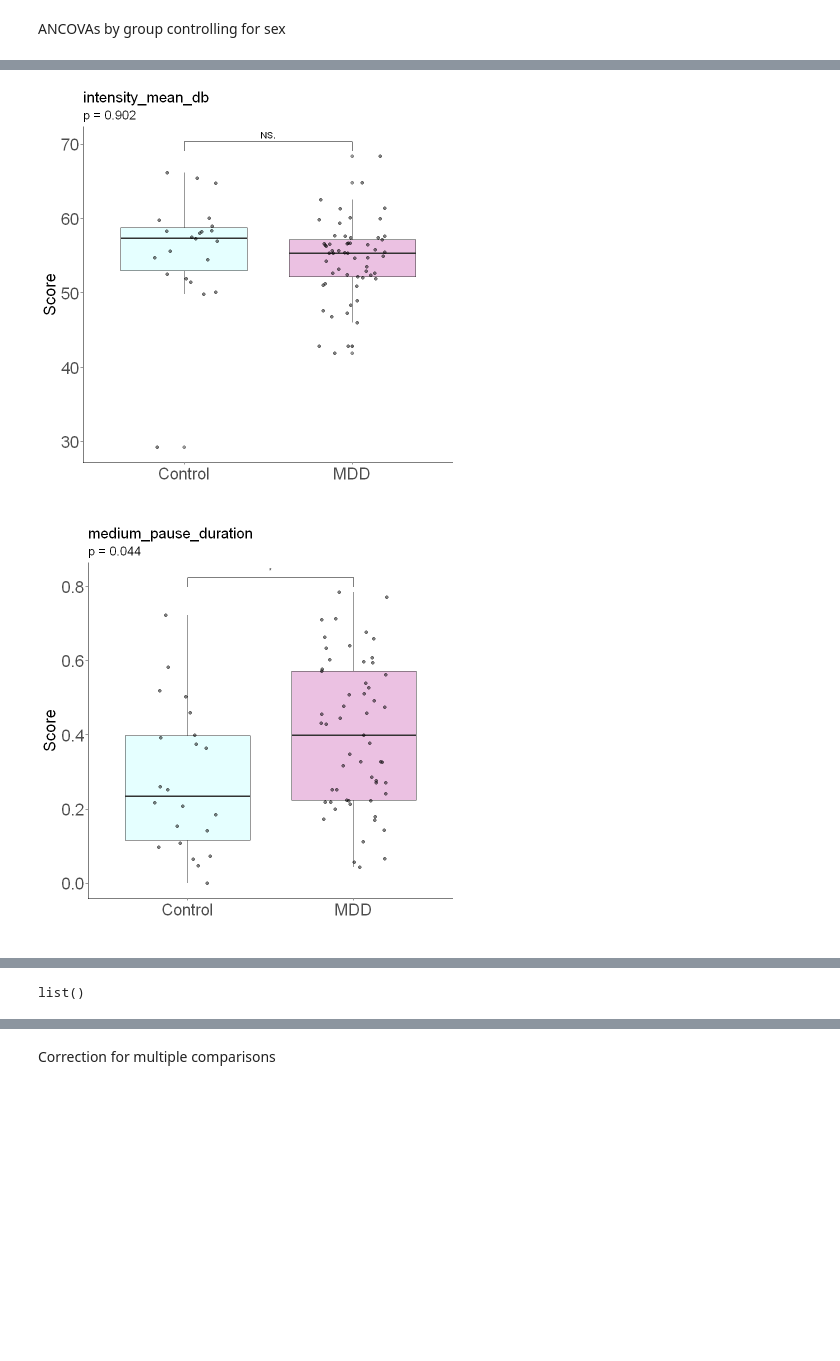
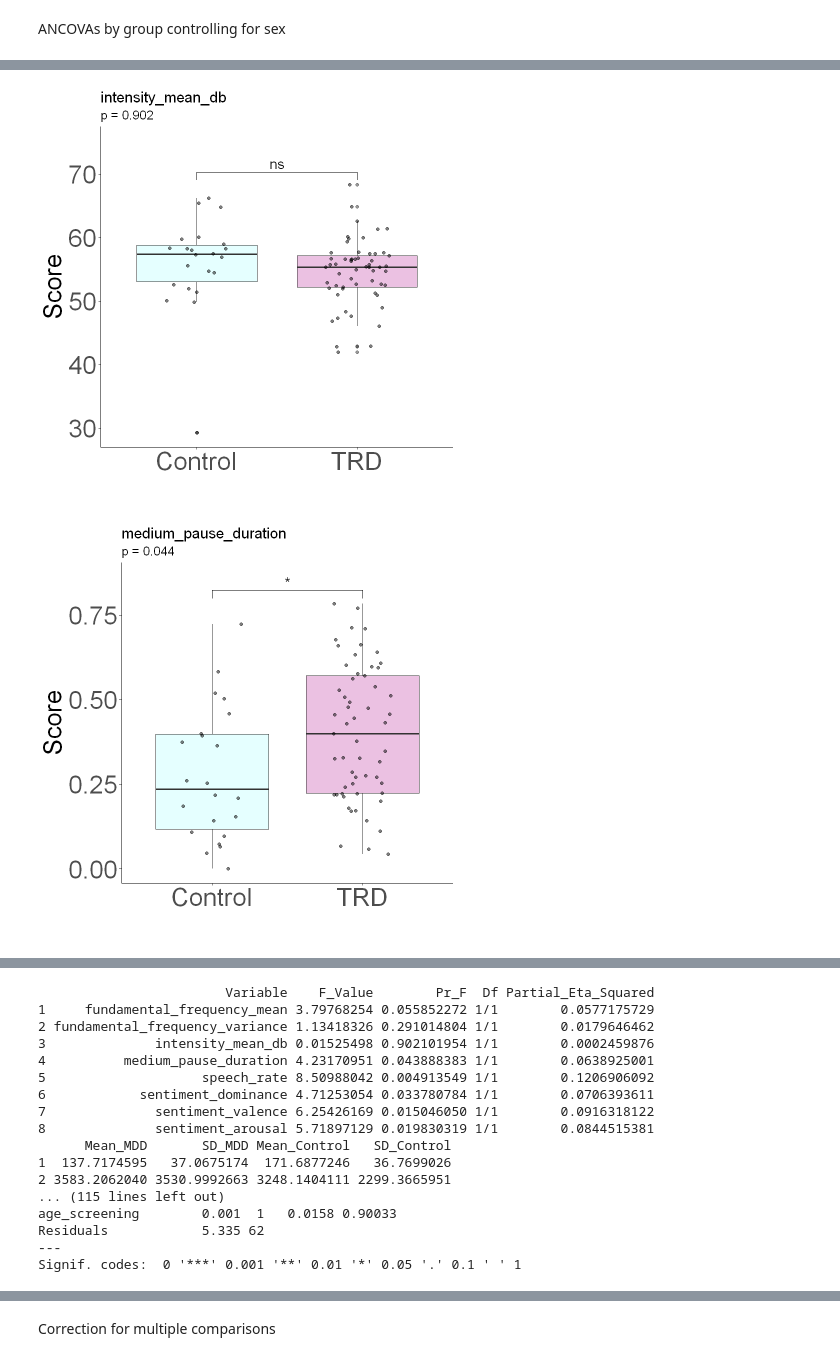
Before and after one commit to micwiseman/Winterlight_GH, a Jupyter notebook: speech_baselin_SOBP.ipynb, the cells around one changed output, grey strips where cells are left out. Cells and saved outputs as stored; diff of their text form; code cells hidden in the pictures; blank space fills up the shorter version.

```diff
--- a/speech_baselin_SOBP.ipynb
+++ b/speech_baselin_SOBP.ipynb
@@ -462,7 +473,6 @@ ANCOVAs by group controlling for sex
 library(ggplot2)
 library(dplyr)
 library(car)
-install.packages("ggpubr")
 library(ggpubr)
 
 covariates <- c("sex", "age_learned_english", "age_screening")
@@ -525,20 +535,36 @@ for (s in speech_variables) {
 
     p_label <- ifelse(is.na(p_value), "p = NA", paste("p =", round(p_value, 5)))
 
+    signif_level <- ifelse(p_value < 0.001, '***',
+                  ifelse(p_value < 0.01, '**',
+                  ifelse(p_value < 0.05, '*', 'ns')))
+
+
     plot_name <- paste(s, "ANCOVA_plot", sep = "_")
   # Create and display the plot
-  bxp <- ggplot(filtered_data, aes(x = factor(participant_group, levels = c("Control", "MDD", "NA")), y = .data[[s]], fill = participant_group)) +
-    geom_boxplot(position = position_dodge(width = 0.8), alpha = 0.5) +
-    geom_jitter(width = 0.2, alpha = 0.5) +
-    labs(title = s, x = "", y = "Score", subtitle = paste0("p = ", round(p_value, 3))) +
-    theme_classic() +
-    theme(axis.title.x = element_text(size = 20), axis.text.x = element_text(size = 20),
-          axis.title.y = element_text(size = 20), axis.text.y = element_text(size = 20), title = element_text(size = 15)) +
-    scale_fill_manual(values = c("#CCFFFF", "#D783C6")) +
-    theme(legend.position = "none") +
-    geom_signif(comparisons = list(c("Control", "MDD")), map_signif_level = TRUE)
+ upper_limit <- max(filtered_data[[s]], na.rm = TRUE) * 1.1 # Adjust the multiplier as needed
 
-  print(bxp)
+# Change levels of participant_group from "MDD" to "TRD"
+filtered_data$participant_group <- factor(filtered_data$participant_group, levels = c("Control", "MDD"))
+levels(filtered_data$participant_group)[levels(filtered_data$participant_group) == "MDD"] <- "TRD"
+
+# Now create the plot
+bxp <- ggplot(filtered_data, aes(x = participant_group, y = .data[[s]], fill = participant_group)) +
+  geom_boxplot(position = position_dodge(width = 0.8), alpha = 0.5) +
+  geom_jitter(width = 0.2, alpha = 0.5) +
+  labs(title = s, x = "", y = "Score", subtitle = paste0("p = ", round(p_value, 3))) +
+  theme_classic() +
+  theme(axis.title.x = element_text(size = 30), axis.text.x = element_text(size = 30),
+        axis.title.y = element_text(size = 30), axis.text.y = element_text(size = 30), title = element_text(size = 15)) +
+  scale_fill_manual(values = c("Control" = "#CCFFFF", "TRD" = "#D783C6")) +
+  theme(legend.position = "none") +
+  geom_signif(comparisons = list(c("Control", "TRD")), annotations = signif_level, map_signif_level = FALSE, textsize = 6) +
+  scale_y_continuous(limits = c(NA, upper_limit))
+
+print(bxp)
+
+
+
 
     p_values_ancovas <- c(p_values_ancovas, p_value)
 }
@@ -561,2 +585,2 @@ Warning message:
-[figure, old version]
+[figure, new version]
-[figure, old version]
+[figure, new version]
@@ -565,0 +590,17 @@ Warning message:
+                        Variable    F_Value        Pr_F  Df Partial_Eta_Squared
+1     fundamental_frequency_mean 3.79768254 0.055852272 1/1        0.0577175729
+2 fundamental_frequency_variance 1.13418326 0.291014804 1/1        0.0179646462
+3              intensity_mean_db 0.01525498 0.902101954 1/1        0.0002459876
+4          medium_pause_duration 4.23170951 0.043888383 1/1        0.0638925001
+5                    speech_rate 8.50988042 0.004913549 1/1        0.1206906092
+6            sentiment_dominance 4.71253054 0.033780784 1/1        0.0706393611
+7              sentiment_valence 6.25426169 0.015046050 1/1        0.0916318122
+8              sentiment_arousal 5.71897129 0.019830319 1/1        0.0844515381
+      Mean_MDD       SD_MDD Mean_Control   SD_Control
+1  137.7174595   37.0675174  171.6877246   36.7699026
+2 3583.2062040 3530.9992663 3248.1404111 2299.3665951
+... (115 lines left out)
+age_screening        0.001  1   0.0158 0.90033
+Residuals            5.335 62
+---
+Signif. codes:  0 '***' 0.001 '**' 0.01 '*' 0.05 '.' 0.1 ' ' 1
@@ -583 +607,0 @@ Signif. codes:  0 '***' 0.001 '**' 0.01 '*' 0.05 '.' 0.1 ' ' 1
-list()
```
Also changed, not shown: parts of 10 cells of this notebook, 2 other files.
